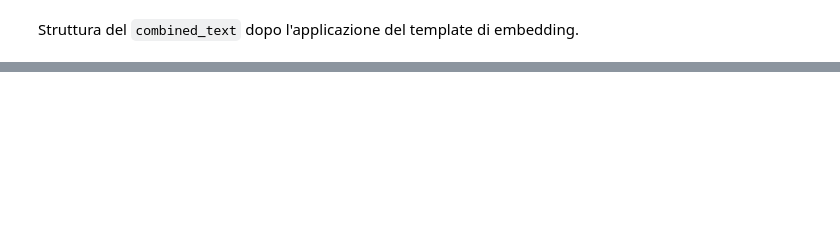
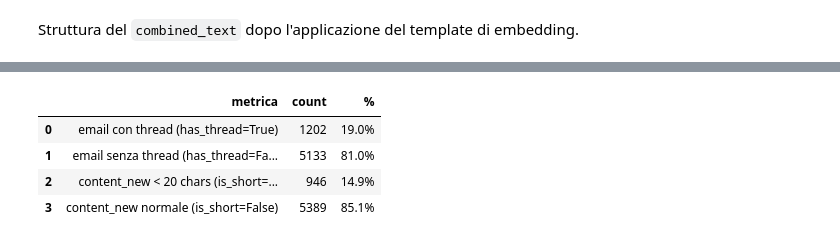
Before and after one commit to jose-sgariglia/pizza-cluster, a Jupyter notebook: src/notebooks/pipeline_processing.ipynb, the cells around one changed output, grey strips where cells are left out. Drawn from its saved outputs; the diff is of its cells as text; code cells hidden in the pictures; blank space fills up the shorter version.

```diff
--- a/src/notebooks/pipeline_processing.ipynb
+++ b/src/notebooks/pipeline_processing.ipynb
@@ -235,0 +245,29 @@ both ----- Original Message ---- From: Gmax <gmax1@mindspring.com> To: "Epstein,
+# %%
+_THREAD_COLS = ["content_new", "content_quoted", "has_thread", "content_new_is_short"]
+_missing = [c for c in _THREAD_COLS if c not in processed_df.columns]
+
+if _missing:
+    print(f"Colonne mancanti: {_missing}")
+    print("Ri-esegui la cella 'Processing' per rigenerare il parquet con le nuove colonne.")
+else:
+    n = len(processed_df)
+    ht = processed_df["has_thread"].value_counts().reindex([True, False], fill_value=0)
+    sh = processed_df["content_new_is_short"].value_counts().reindex([True, False], fill_value=0)
+
+    stats = pd.DataFrame({
+        "metrica": [
+            "email con thread (has_thread=True)",
+            "email senza thread (has_thread=False)",
+            "content_new < 20 chars (is_short=True)",
+            "content_new normale (is_short=False)",
+        ],
+        "count": [int(ht[True]), int(ht[False]), int(sh[True]), int(sh[False])],
+        "%": [f"{v/n*100:.1f}%" for v in [int(ht[True]), int(ht[False]), int(sh[True]), int(sh[False])]],
+    })
+    display(stats)
+# %% [output]
+|  | metrica | count | % |
+| 0 | email con thread (has_thread=True) | 1202 | 19.0% |
+| 1 | email senza thread (has_thread=Fa... | 5133 | 81.0% |
+| 2 | content_new < 20 chars (is_short=... | 946 | 14.9% |
+| 3 | content_new normale (is_short=False) | 5389 | 85.1% |
```
Also changed, not shown: parts of 13 cells of this notebook, 9 other files.
